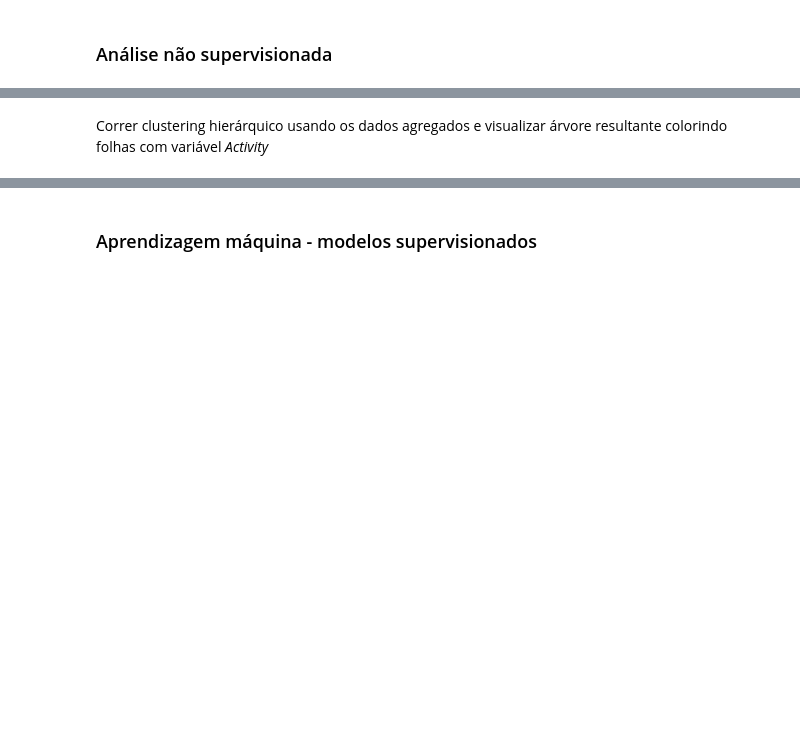
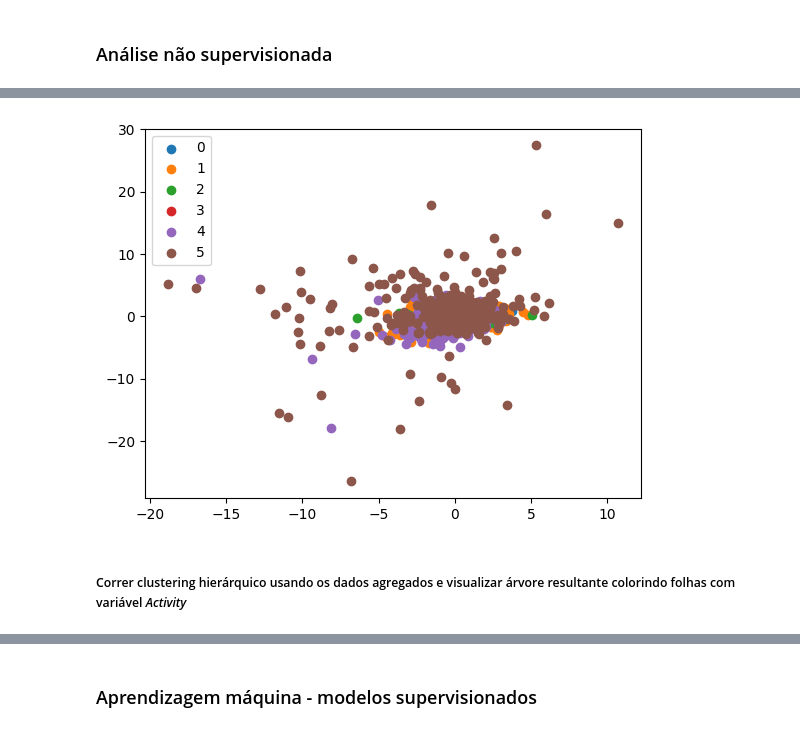
Before and after one commit to camilababo/SIB-ML-Portfolio, a Jupyter notebook: scripts/lecture_exercises/lecture6/aula6-ficha_enunciado.ipynb, the cells around one changed output, grey strips where cells are left out. Saved outputs shown, nothing was run; the diff lists cells and outputs as text; code cells hidden in the pictures; blank space fills up the shorter version.

```diff
--- a/scripts/lecture_exercises/lecture6/aula6-ficha_enunciado.ipynb
+++ b/scripts/lecture_exercises/lecture6/aula6-ficha_enunciado.ipynb
@@ -207,0 +288,9 @@ Correr clustering k-means; comparar clusters com variável *Activity*
+# %%
+from sklearn.cluster import KMeans
+
+k = 6  # number of activities
+kmeans = KMeans(n_clusters=k, max_iter=1000)
+kmeans.fit(sc_input)
+labels = kmeans.fit_predict(sc_input)
+
+pd.crosstab(labels, allXy["Activity"], rownames=['clusters'] )
@@ -208,2 +306,13 @@ Correr clustering k-means; comparar clusters com variável *Activity*
+# %%
+#Getting unique labels
+unique_labels = np.unique(labels)
+
+#plotting the k-means clusters
+for i in unique_labels:
+    plt.scatter(sc_input[labels == i , 0] , sc_input[labels == i , 1] , label = i)
+plt.legend()
+plt.show()
+# %% [output]
+[figure, added]
 # %% [markdown]
-Correr clustering hierárquico usando os dados agregados e visualizar árvore resultante colorindo folhas com variável *Activity*
+##### Correr clustering hierárquico usando os dados agregados e visualizar árvore resultante colorindo folhas com variável *Activity*
```
Also changed, not shown: parts of 39 cells of this notebook, 16 other files.
